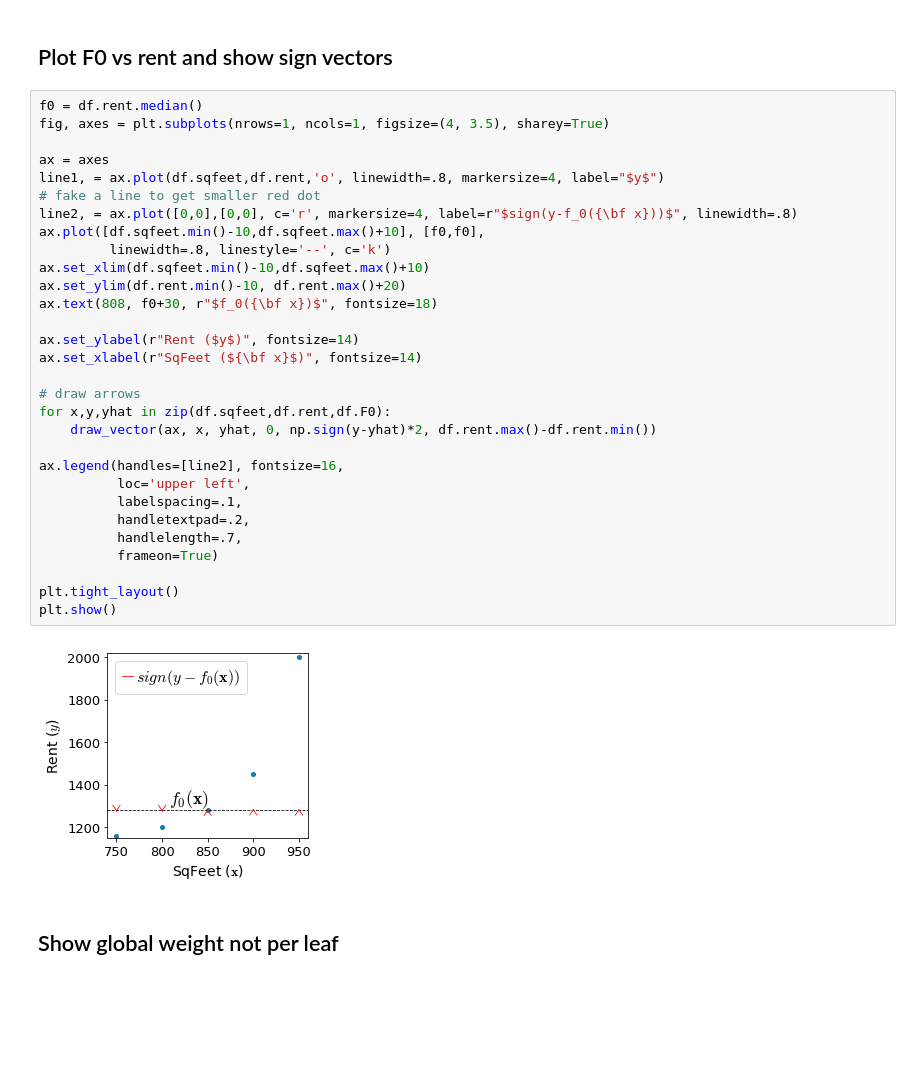
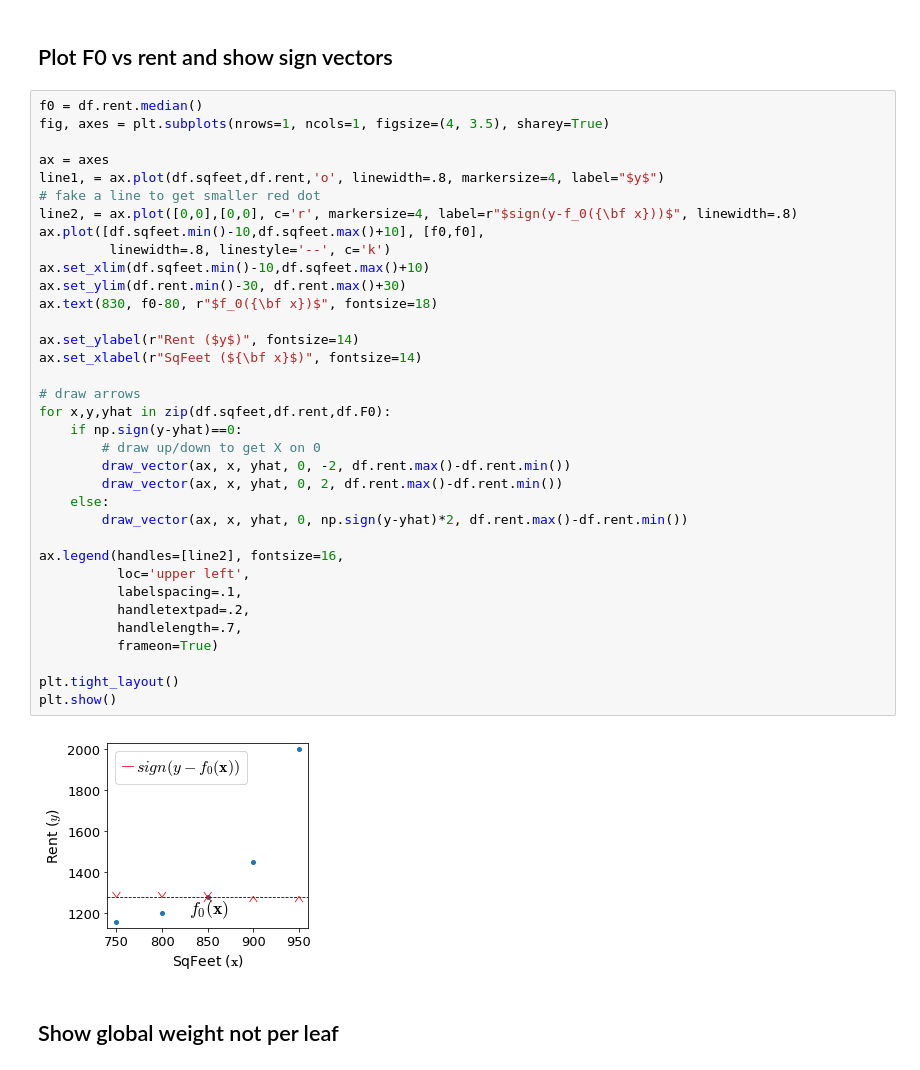
Before and after one commit to parrt/ml-articles, a Jupyter notebook: gradient-boosting/notebooks/dev-mae.ipynb, the cells around one changed output. Cells and saved outputs as stored; diff of their text form; blank space fills up the shorter version.

Commit message:
fix stump images

```diff
--- a/gradient-boosting/notebooks/dev-mae.ipynb
+++ b/gradient-boosting/notebooks/dev-mae.ipynb
@@ -65,35 +67,40 @@ print(o)
 # %%
 f0 = df.rent.median()
 fig, axes = plt.subplots(nrows=1, ncols=1, figsize=(4, 3.5), sharey=True)
 
 ax = axes
 line1, = ax.plot(df.sqfeet,df.rent,'o', linewidth=.8, markersize=4, label="$y$")
 # fake a line to get smaller red dot
 line2, = ax.plot([0,0],[0,0], c='r', markersize=4, label=r"$sign(y-f_0({\bf x}))$", linewidth=.8)
 ax.plot([df.sqfeet.min()-10,df.sqfeet.max()+10], [f0,f0],
          linewidth=.8, linestyle='--', c='k')
 ax.set_xlim(df.sqfeet.min()-10,df.sqfeet.max()+10)
-ax.set_ylim(df.rent.min()-10, df.rent.max()+20)
-ax.text(808, f0+30, r"$f_0({\bf x})$", fontsize=18)
+ax.set_ylim(df.rent.min()-30, df.rent.max()+30)
+ax.text(830, f0-80, r"$f_0({\bf x})$", fontsize=18)
 
 ax.set_ylabel(r"Rent ($y$)", fontsize=14)
 ax.set_xlabel(r"SqFeet (${\bf x}$)", fontsize=14)
 
 # draw arrows
 for x,y,yhat in zip(df.sqfeet,df.rent,df.F0):
-    draw_vector(ax, x, yhat, 0, np.sign(y-yhat)*2, df.rent.max()-df.rent.min())
+    if np.sign(y-yhat)==0:
+        # draw up/down to get X on 0
+        draw_vector(ax, x, yhat, 0, -2, df.rent.max()-df.rent.min())
+        draw_vector(ax, x, yhat, 0, 2, df.rent.max()-df.rent.min())
+    else:
+        draw_vector(ax, x, yhat, 0, np.sign(y-yhat)*2, df.rent.max()-df.rent.min())
 
 ax.legend(handles=[line2], fontsize=16,
           loc='upper left',
           labelspacing=.1,
           handletextpad=.2,
           handlelength=.7,
           frameon=True)
 
 plt.tight_layout()
 plt.show()
 # %% [output]
-[figure, old version]
+[figure, new version]
 # %% [markdown]
 ## Show global weight not per leaf
 # %%
```
Also changed, not shown: parts of 2 cells of this notebook, 11 other files.
